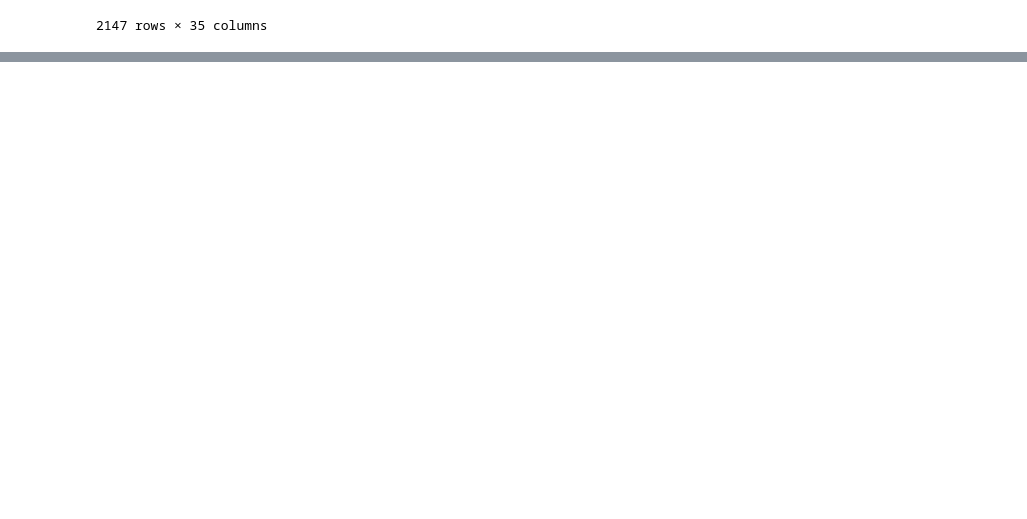
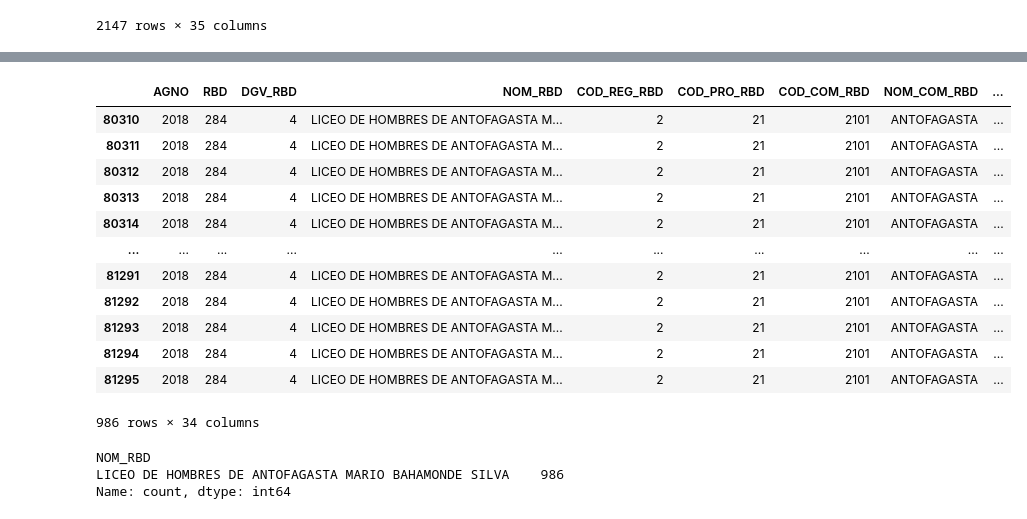
Before and after one commit to davidlealo/desercion-escolar, a Jupyter notebook: test_rf_bases.ipynb, the cells around one changed output, grey strips where cells are left out. Drawn from its saved outputs; the diff is of its cells as text; code cells hidden in the pictures; blank space fills up the shorter version.

Commit message:
comunas y colegios con más desertores

```diff
--- a/test_rf_bases.ipynb
+++ b/test_rf_bases.ipynb
@@ -1035,0 +1063,28 @@ comuna
+# %%
+# RBD nombres
+rbd = matricula2018[matricula2018['RBD'] == 284]
+rbd
+# %% [output]
+|  | AGNO | RBD | DGV_RBD | NOM_RBD | COD_REG_RBD | COD_PRO_RBD | COD_COM_RBD | NOM_COM_RBD | ... |
+| 80310 | 2018 | 284 | 4 | LICEO DE HOMBRES DE ANTOFAGASTA M... | 2 | 21 | 2101 | ANTOFAGASTA | ... |
+| 80311 | 2018 | 284 | 4 | LICEO DE HOMBRES DE ANTOFAGASTA M... | 2 | 21 | 2101 | ANTOFAGASTA | ... |
+| 80312 | 2018 | 284 | 4 | LICEO DE HOMBRES DE ANTOFAGASTA M... | 2 | 21 | 2101 | ANTOFAGASTA | ... |
+| 80313 | 2018 | 284 | 4 | LICEO DE HOMBRES DE ANTOFAGASTA M... | 2 | 21 | 2101 | ANTOFAGASTA | ... |
+| 80314 | 2018 | 284 | 4 | LICEO DE HOMBRES DE ANTOFAGASTA M... | 2 | 21 | 2101 | ANTOFAGASTA | ... |
+| ... | ... | ... | ... | ... | ... | ... | ... | ... | ... |
+| 81291 | 2018 | 284 | 4 | LICEO DE HOMBRES DE ANTOFAGASTA M... | 2 | 21 | 2101 | ANTOFAGASTA | ... |
+| 81292 | 2018 | 284 | 4 | LICEO DE HOMBRES DE ANTOFAGASTA M... | 2 | 21 | 2101 | ANTOFAGASTA | ... |
+| 81293 | 2018 | 284 | 4 | LICEO DE HOMBRES DE ANTOFAGASTA M... | 2 | 21 | 2101 | ANTOFAGASTA | ... |
+| 81294 | 2018 | 284 | 4 | LICEO DE HOMBRES DE ANTOFAGASTA M... | 2 | 21 | 2101 | ANTOFAGASTA | ... |
+| 81295 | 2018 | 284 | 4 | LICEO DE HOMBRES DE ANTOFAGASTA M... | 2 | 21 | 2101 | ANTOFAGASTA | ... |
+986 rows × 34 columns
+# %%
+# RBD nombres valores unicos
+rbd['NOM_RBD'].value_counts()
+
+# El LICEO DE HOMBRES DE ANTOFAGASTA MARIO BAHAMONDE SILVA de Antofagasta
+# es el establecimiento con más desertores en 2018 con 191 estudiantes
+# %% [output]
+NOM_RBD
+LICEO DE HOMBRES DE ANTOFAGASTA MARIO BAHAMONDE SILVA    986
+Name: count, dtype: int64
```
Also changed, not shown: parts of 5 cells of this notebook.
